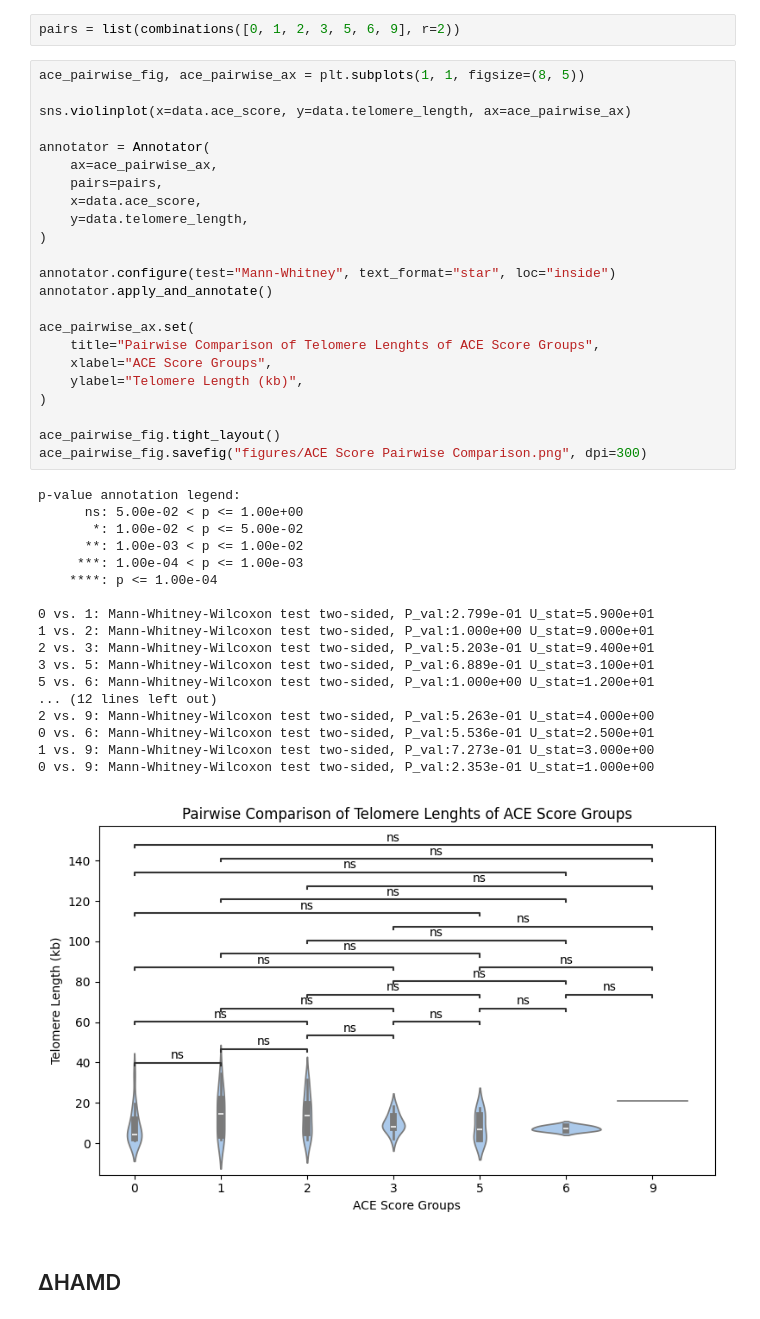
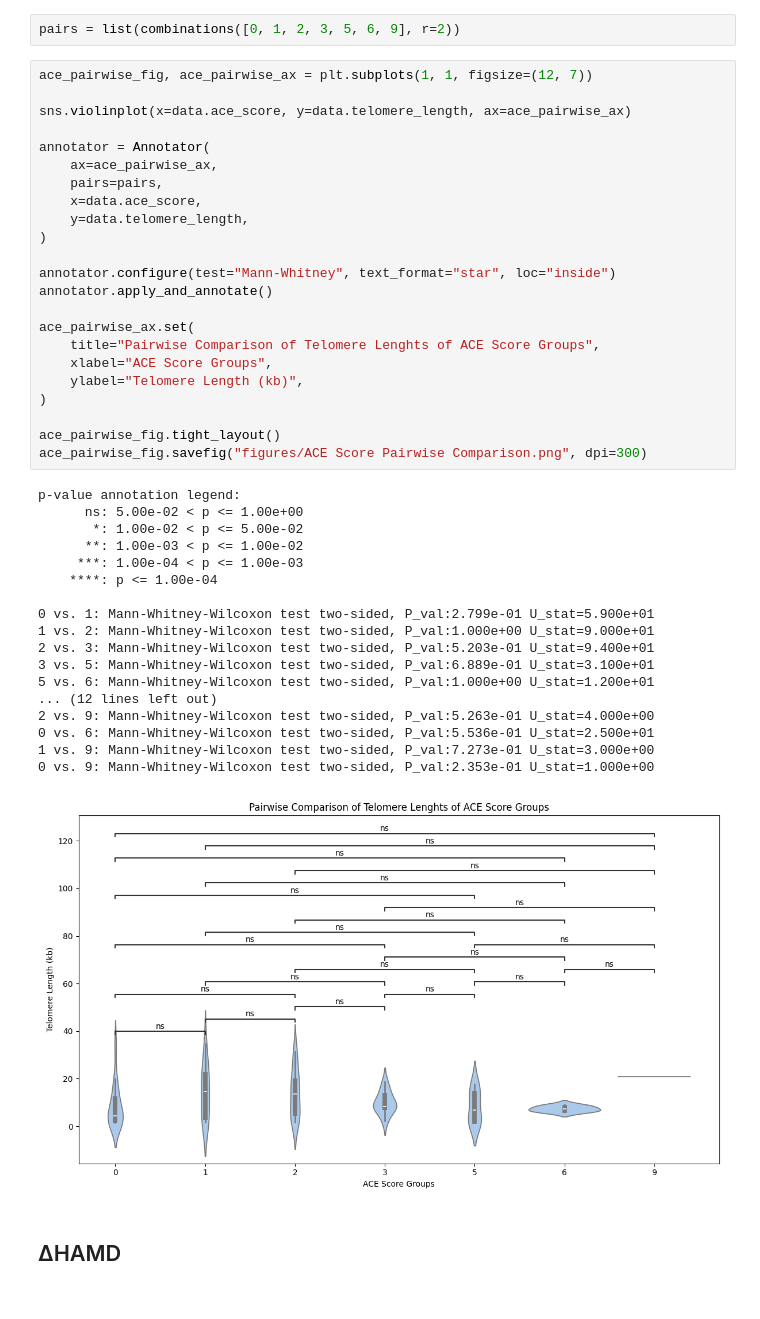
Before and after one commit to akaeii/telomere-mental-health, a Jupyter notebook: exploratory_data_analysis.ipynb, the cells around one changed output. Saved outputs shown, nothing was run; the diff lists cells and outputs as text.

Commit message:
Minor figuree size adjustment.

```diff
--- a/exploratory_data_analysis.ipynb
+++ b/exploratory_data_analysis.ipynb
@@ -591,7 +594,7 @@ ace_tl_fig.savefig(
 # %%
 pairs = list(combinations([0, 1, 2, 3, 5, 6, 9], r=2))
 # %%
-ace_pairwise_fig, ace_pairwise_ax = plt.subplots(1, 1, figsize=(8, 5))
+ace_pairwise_fig, ace_pairwise_ax = plt.subplots(1, 1, figsize=(12, 7))
 
 sns.violinplot(x=data.ace_score, y=data.telomere_length, ax=ace_pairwise_ax)
 
@@ -604,34 +607,34 @@ annotator = Annotator(
 
 annotator.configure(test="Mann-Whitney", text_format="star", loc="inside")
 annotator.apply_and_annotate()
 
 ace_pairwise_ax.set(
     title="Pairwise Comparison of Telomere Lenghts of ACE Score Groups",
     xlabel="ACE Score Groups",
     ylabel="Telomere Length (kb)",
 )
 
 ace_pairwise_fig.tight_layout()
 ace_pairwise_fig.savefig("figures/ACE Score Pairwise Comparison.png", dpi=300)
 # %% [output]
 p-value annotation legend:
       ns: 5.00e-02 < p <= 1.00e+00
        *: 1.00e-02 < p <= 5.00e-02
       **: 1.00e-03 < p <= 1.00e-02
      ***: 1.00e-04 < p <= 1.00e-03
     ****: p <= 1.00e-04
 
 0 vs. 1: Mann-Whitney-Wilcoxon test two-sided, P_val:2.799e-01 U_stat=5.900e+01
 1 vs. 2: Mann-Whitney-Wilcoxon test two-sided, P_val:1.000e+00 U_stat=9.000e+01
 2 vs. 3: Mann-Whitney-Wilcoxon test two-sided, P_val:5.203e-01 U_stat=9.400e+01
 3 vs. 5: Mann-Whitney-Wilcoxon test two-sided, P_val:6.889e-01 U_stat=3.100e+01
 5 vs. 6: Mann-Whitney-Wilcoxon test two-sided, P_val:1.000e+00 U_stat=1.200e+01
 ... (12 lines left out)
 2 vs. 9: Mann-Whitney-Wilcoxon test two-sided, P_val:5.263e-01 U_stat=4.000e+00
 0 vs. 6: Mann-Whitney-Wilcoxon test two-sided, P_val:5.536e-01 U_stat=2.500e+01
 1 vs. 9: Mann-Whitney-Wilcoxon test two-sided, P_val:7.273e-01 U_stat=3.000e+00
 0 vs. 9: Mann-Whitney-Wilcoxon test two-sided, P_val:2.353e-01 U_stat=1.000e+00
-[figure, old version]
+[figure, new version]
 # %% [markdown]
 <h2>ΔHAMD</h2>
 # %%
```
Also changed, not shown: parts of 1 cell of this notebook, 1 other file.
